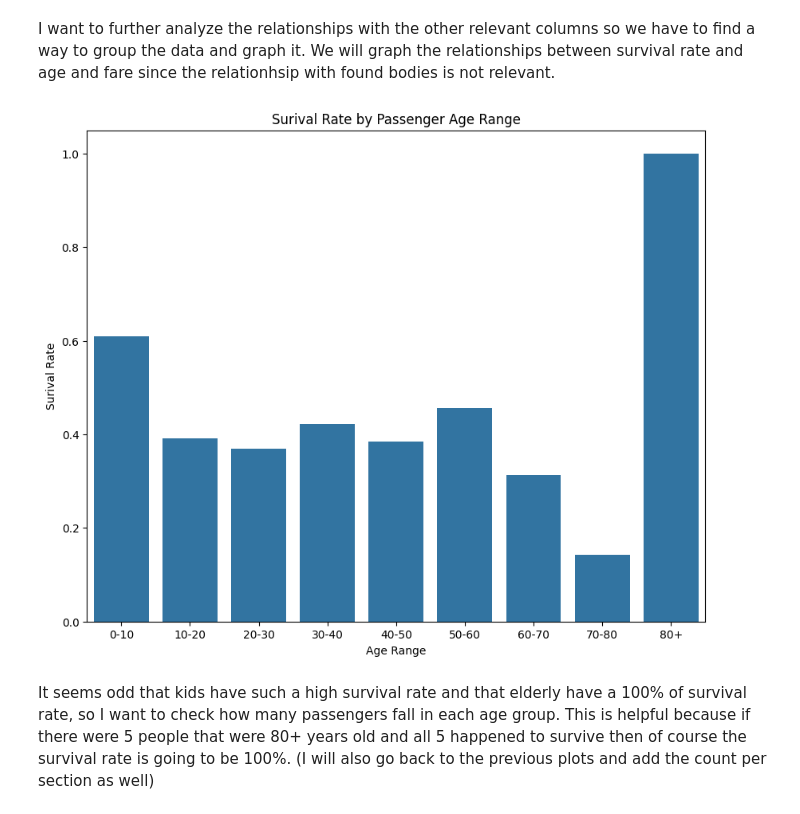
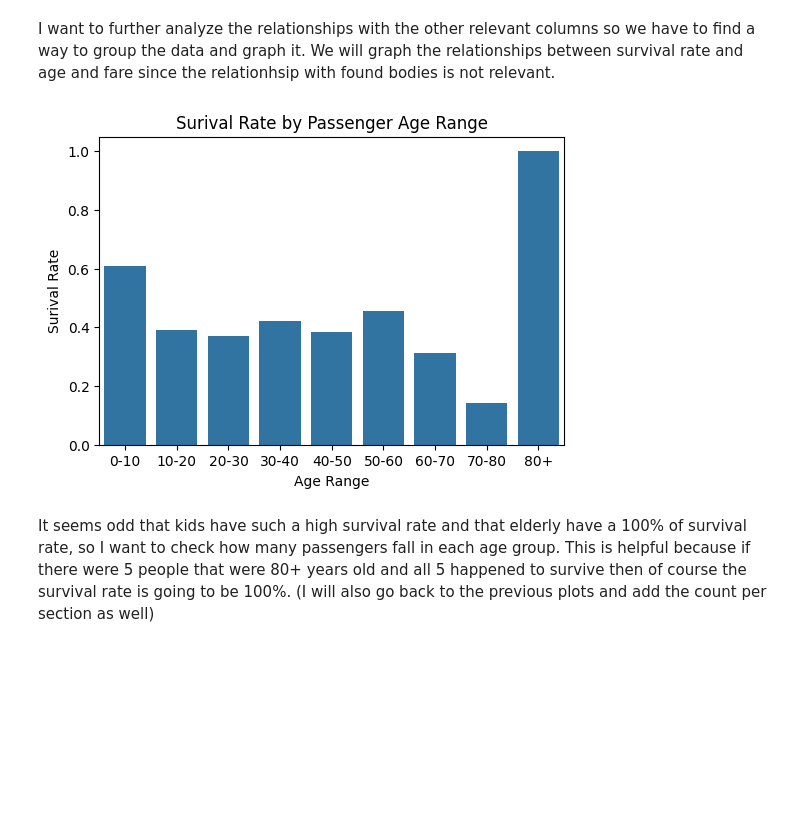
Before and after one commit to cayetana-h/ML-fundamentals-2025, a Jupyter notebook: first_assignment/assignment_1_cayetana_hinostroza.ipynb, the cells around one changed output. Cells and saved outputs as stored; diff of their text form; code cells hidden in the pictures; blank space fills up the shorter version.

```diff
--- a/first_assignment/assignment_1_cayetana_hinostroza.ipynb
+++ b/first_assignment/assignment_1_cayetana_hinostroza.ipynb
@@ -169,21 +156,21 @@ I want to further analyze the relationships with the other relevant columns so w
 # %%
 age_bins = [0, 10, 20, 30, 40, 50, 60, 70, 80, df['age'].max() + 1]
 age_ranges = ['0-10', '10-20', '20-30', '30-40', '40-50', '50-60', '60-70', '70-80', '80+']
 
 df_copy['age_group'] = pd.cut(df_copy['age'], bins=age_bins, labels=age_ranges, right=False)
 
 age_survival_rate = df_copy.groupby('age_group')['survived'].mean()
 
-plt.figure(figsize =(10,8))
+plt.figure(figsize =(6,4))
 sns.barplot(x=age_survival_rate.index, y=age_survival_rate.values)
 
 plt.title("Surival Rate by Passenger Age Range")
 plt.xlabel("Age Range")
 plt.ylabel("Surival Rate")
 
 plt.show()
 # %% [output]
-[figure, old version]
+[figure, new version]
 # %% [markdown]
 It seems odd that kids have such a high survival rate and that elderly have a 100% of survival rate, so I want to check how many passengers fall in each age group. This is helpful because if there were 5 people that were 80+ years old and all 5 happened to survive then of course the survival rate is going to be 100%. (I will also go back to the previous plots and add the count per section as well)
 # %%
```
Also changed, not shown: parts of 33 cells of this notebook, 2 other files.
